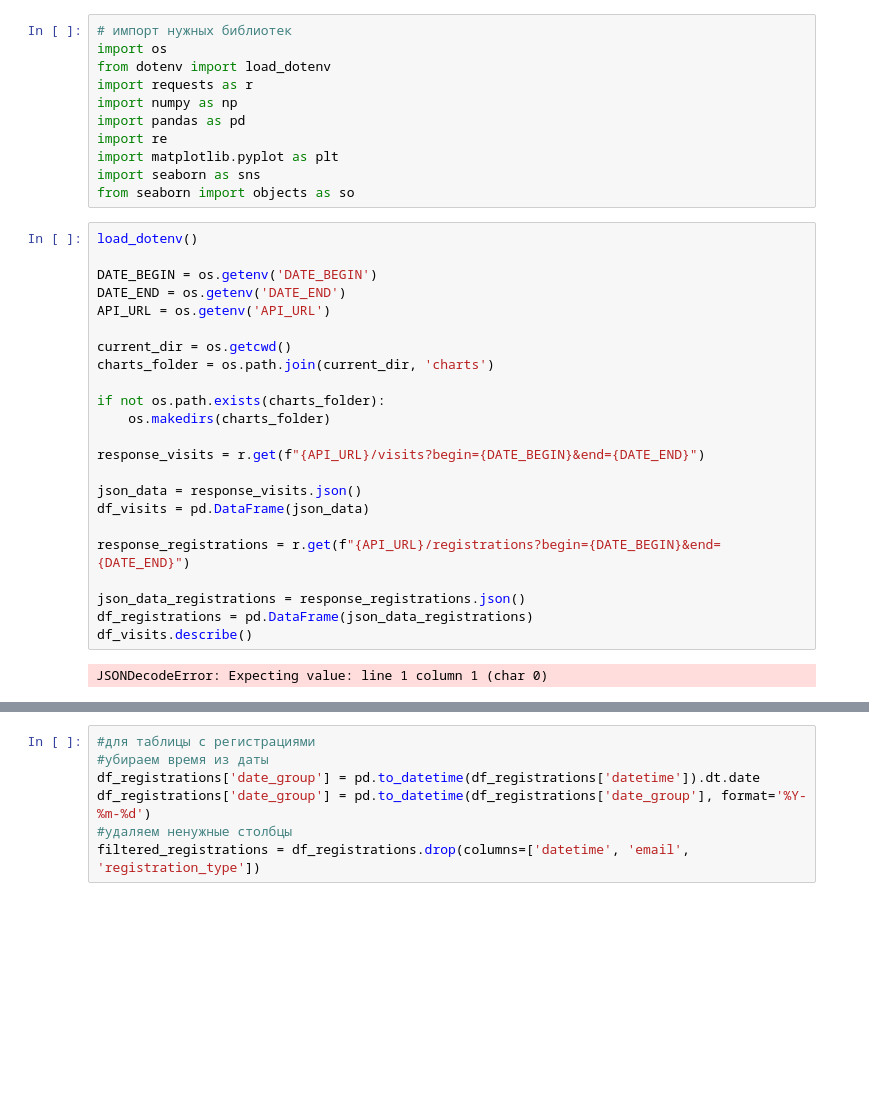
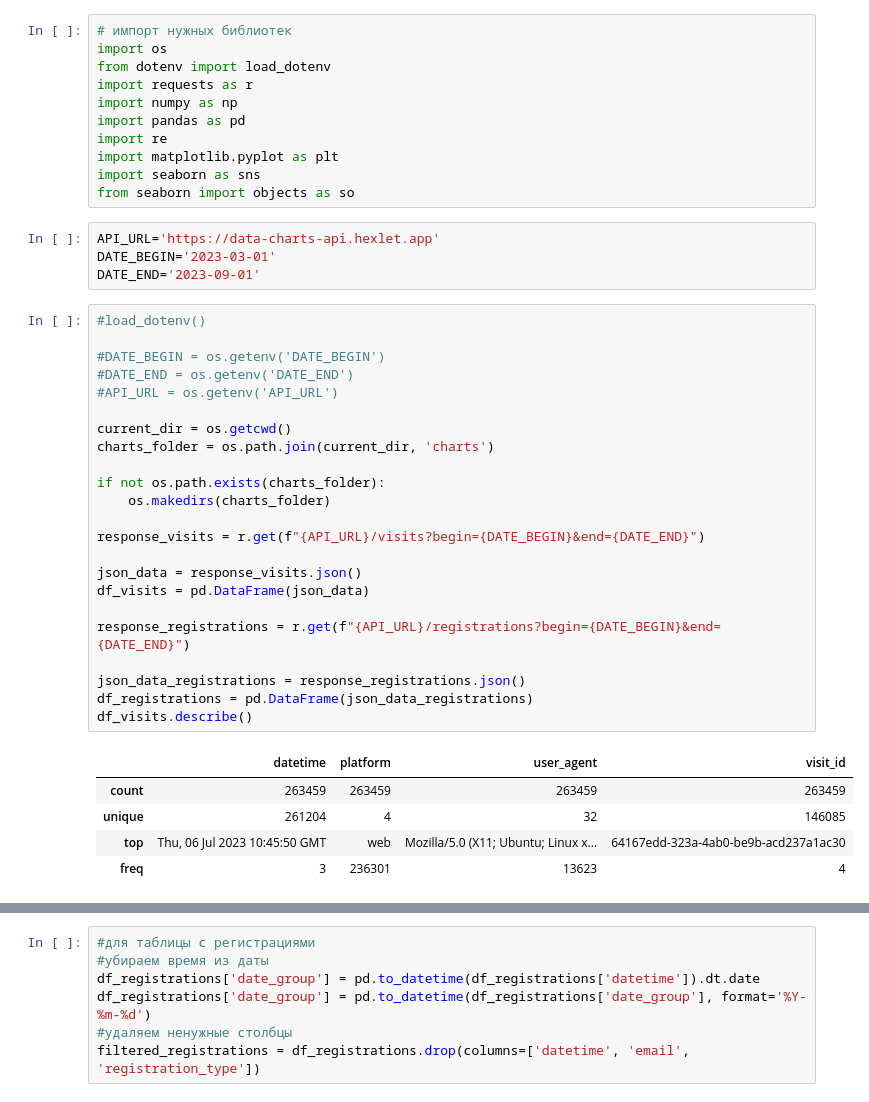
Before and after one commit to katemur/data-analytics-project-100, a Jupyter notebook: charts_project.ipynb, the cells around one changed output, grey strips where cells are left out. Saved outputs shown, nothing was run; the diff lists cells and outputs as text; blank space fills up the shorter version.

```diff
--- a/charts_project.ipynb
+++ b/charts_project.ipynb
@@ -9,30 +9,38 @@ import re
 import matplotlib.pyplot as plt
 import seaborn as sns
 from seaborn import objects as so
+# %%
+API_URL='https://data-charts-api.hexlet.app'
+DATE_BEGIN='2023-03-01'
+DATE_END='2023-09-01'
 # %%
-load_dotenv()
+#load_dotenv()
 
-DATE_BEGIN = os.getenv('DATE_BEGIN')
-DATE_END = os.getenv('DATE_END')
-API_URL = os.getenv('API_URL')
+#DATE_BEGIN = os.getenv('DATE_BEGIN')
+#DATE_END = os.getenv('DATE_END')
+#API_URL = os.getenv('API_URL')
 
 current_dir = os.getcwd()
 charts_folder = os.path.join(current_dir, 'charts')
 
 if not os.path.exists(charts_folder):
     os.makedirs(charts_folder)
 
 response_visits = r.get(f"{API_URL}/visits?begin={DATE_BEGIN}&end={DATE_END}")
 
 json_data = response_visits.json()
 df_visits = pd.DataFrame(json_data)
 
 response_registrations = r.get(f"{API_URL}/registrations?begin={DATE_BEGIN}&end={DATE_END}")
 
 json_data_registrations = response_registrations.json()
 df_registrations = pd.DataFrame(json_data_registrations)
 df_visits.describe()
 # %% [output]
-JSONDecodeError: Expecting value: line 1 column 1 (char 0)
+|  | datetime | platform | user_agent | visit_id |
+| count | 263459 | 263459 | 263459 | 263459 |
+| unique | 261204 | 4 | 32 | 146085 |
+| top | Thu, 06 Jul 2023 10:45:50 GMT | web | Mozilla/5.0 (X11; Ubuntu; Linux x... | 64167edd-323a-4ab0-be9b-acd237a1ac30 |
+| freq | 3 | 236301 | 13623 | 4 |
 # %%
 #для таблицы с посетителями
```
Also changed, not shown: parts of 12 cells of this notebook.
